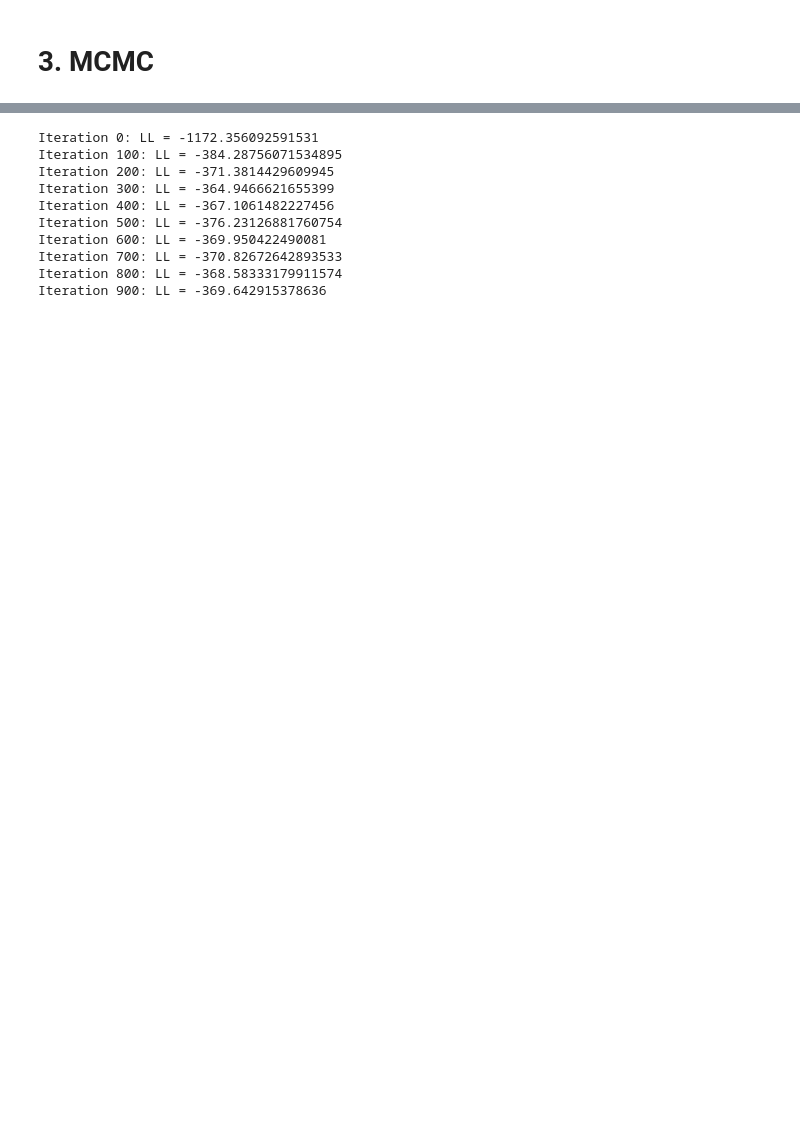
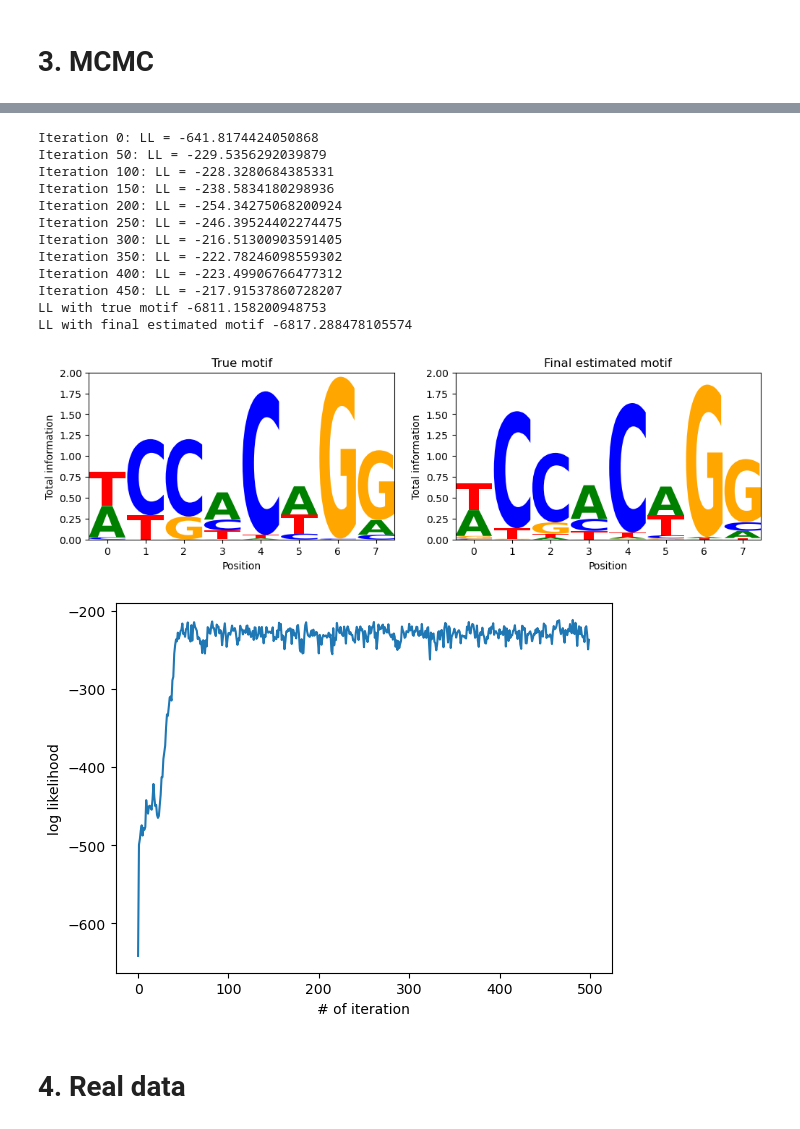
Before and after one commit to regevs/practical, a Jupyter notebook: EM-MCMC.ipynb, the cells around one changed output, grey strips where cells are left out. Drawn from its saved outputs; the diff is of its cells as text; code cells hidden in the pictures; blank space fills up the shorter version.

```diff
--- a/EM-MCMC.ipynb
+++ b/EM-MCMC.ipynb
@@ -367,14 +410,8 @@ def gibbs_sample_motif(
 
     return est_motif
 # %%
-def metropolis_hastings_step(
-    sequences,
-    est_positions,
-    est_motif,
-    current_ll,
-    max_position,
-    rng,
-):
+def metropolis_hastings_step(sequences, est_positions, est_motif, current_ll, max_position, rng):
+
     # Make new state
     if rng.random() < 0.5:
         # abcdefgh -> habcdefg
@@ -397,14 +434,8 @@ def metropolis_hastings_step(
     else:
         return est_motif, est_positions, False
 # %%
-def mcmc_sampling(
-    sequences,
-    motif_length,
-    alpha,
-    n_iterations,
-    with_shifts=False,
-    print_every=None,     # for detail, debugging
-):
+def mcmc_sampling(sequences, motif_length, alpha, n_iterations, with_shifts=False, print_every=None):
+
     # Initialize the motif estimate randomly
     est_motif = rng.random(size=(motif_length, 4))
     est_motif /= est_motif.sum(axis=1)[:, np.newaxis]
@@ -429,25 +460,13 @@ def mcmc_sampling(
         est_positions = gibbs_sample_position(sequences, est_motif, rng)
 
         # Draw new motif
-        est_motif = gibbs_sample_motif(
-            alpha,
-            sequences,
-            est_positions,
-            motif_length,
-            rng,
-        )
+        est_motif = gibbs_sample_motif(alpha, sequences, est_positions, motif_length, rng)
 
         # Possible shift
         if with_shifts:
-            est_motif, est_positions, shifted = metropolis_hastings_step(
-                sequences,
-                est_positions,
-                est_motif,
-                ll,
-                max_position,
-                rng,
-            )
+            est_motif, est_positions, shifted = metropolis_hastings_step(sequences, est_positions, est_motif,
+                                                                         ll, max_position, rng)
             all_shifted.append(shifted)
 
-    return lls, all_shifted, states
+    return est_motif, lls, states
 # %% [markdown]
@@ -455,20 +483,20 @@ def mcmc_sampling(
-# %%
-lls, all_shifted, states = mcmc_sampling(
-    sequences,
-    motif_length,
-    alpha,
-    1000,
-    with_shifts=True,
-    print_every=100,
-)
-# %% [output]
-Iteration 0: LL = -1172.356092591531
-Iteration 100: LL = -384.28756071534895
-Iteration 200: LL = -371.3814429609945
-Iteration 300: LL = -364.9466621655399
-Iteration 400: LL = -367.1061482227456
-Iteration 500: LL = -376.23126881760754
-Iteration 600: LL = -369.950422490081
-Iteration 700: LL = -370.82672642893533
-Iteration 800: LL = -368.58333179911574
-Iteration 900: LL = -369.642915378636
+# %%
+est_motif, lls, states = mcmc_sampling(sequences, motif_length, alpha, 500, with_shifts=False, print_every=50)
+plot_results([],est_motif, lls, None, None)
+# %% [output]
+Iteration 0: LL = -641.8174424050868
+Iteration 50: LL = -229.5356292039879
+Iteration 100: LL = -228.3280684385331
+Iteration 150: LL = -238.5834180298936
+Iteration 200: LL = -254.34275068200924
+Iteration 250: LL = -246.39524402274475
+Iteration 300: LL = -216.51300903591405
+Iteration 350: LL = -222.78246098559302
+Iteration 400: LL = -223.49906766477312
+Iteration 450: LL = -217.91537860728207
+LL with true motif -6811.158200948753
+LL with final estimated motif -6817.288478105574
+[figure, added]
+[figure, added]
+# %% [markdown]
+# 4. Real data
```
Also changed, not shown: parts of 43 cells of this notebook.
